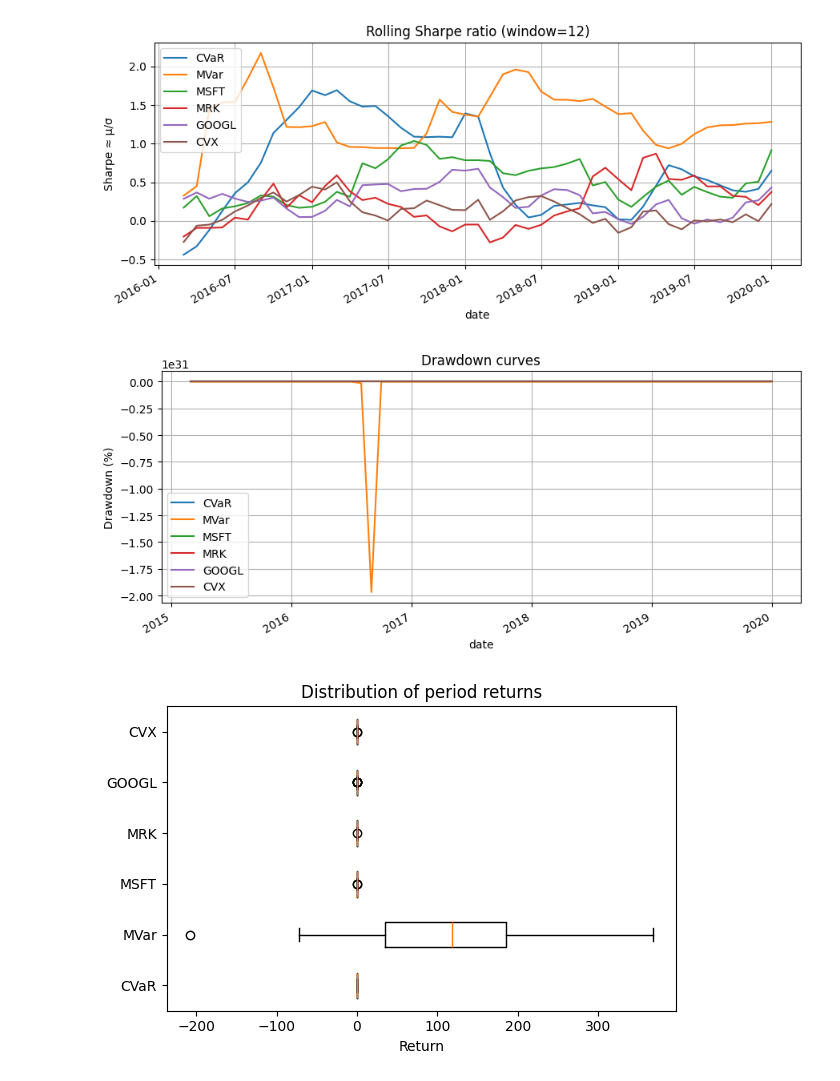
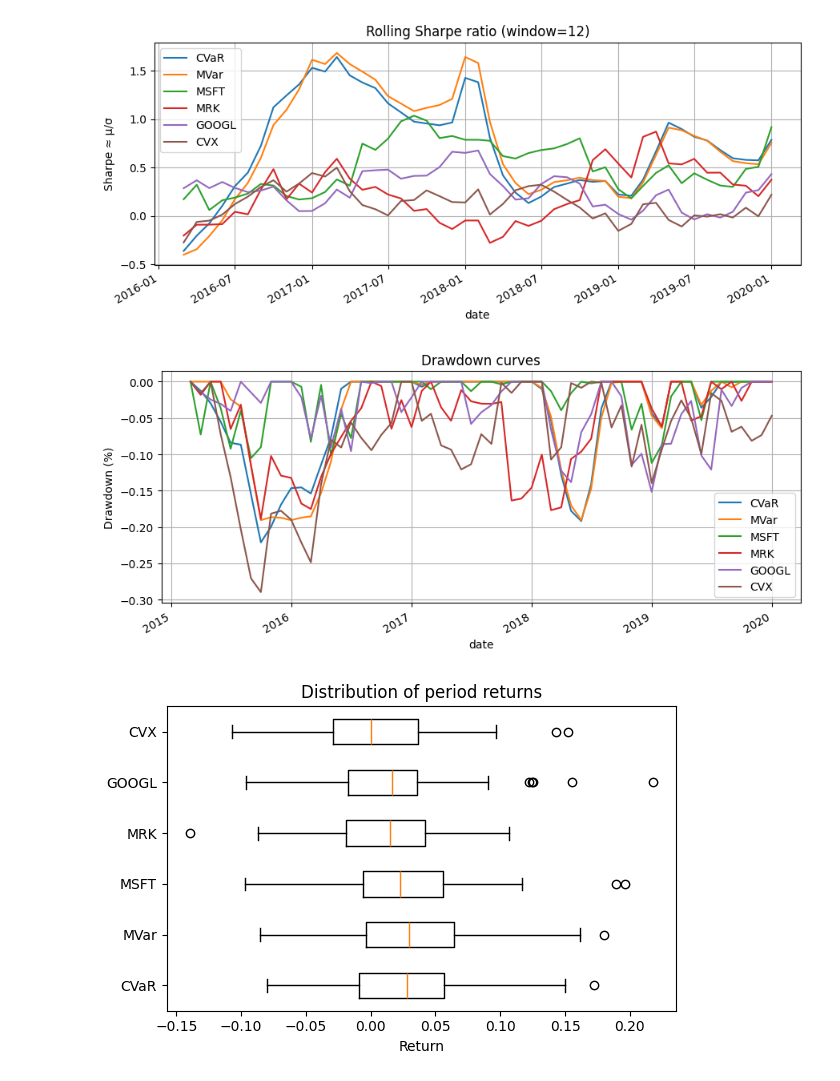
Before and after one commit to eldaduzman/numeric-optimization-project, a Jupyter notebook: playground.ipynb, the cells around one changed output. Saved outputs shown, nothing was run; the diff lists cells and outputs as text; code cells hidden in the pictures.

Commit message:
fix optimizer call

```diff
--- a/playground.ipynb
+++ b/playground.ipynb
@@ -239,9 +239,6 @@ BASELINES = ["MSFT", "MRK", "GOOGL", "CVX"]
 def walk_forward(
     prices: pd.DataFrame,
     optimiser: Callable[..., dict],
-    beta: float = 0.95,
-    target_ret: float | None = None,
-    short_cap: float | None = 0,
     init_cash: float = 100.0,
     freq: str = "M",
     label: str = "strategy",
@@ -258,7 +255,7 @@ def walk_forward(
         if R.empty:
             continue
 
-        res = optimiser(R, beta, target_ret, short_cap)
+        res = optimiser(R)
         w = res["weights"]
 
         # hold during next period
@@ -312,10 +309,8 @@ def _run_cli() -> None:
     # -- strategy runs --
     equity_cvar, w_cvar = walk_forward(
         prices,
-        optimise_cvar,
-        BETA,
-        TARGET_RETURN,
-        SHORT_CAP,
+        lambda R: optimise_cvar(R, BETA, TARGET_RETURN, SHORT_CAP),
+
         INITIAL_CASH,
         FREQ,
         label="CVaR",
@@ -323,10 +318,7 @@ def _run_cli() -> None:
 
     equity_mv, w_mv = walk_forward(
         prices,
-        optimize_mean_variance,
-        BETA,
-        TARGET_RETURN,
-        SHORT_CAP,
+        lambda R: optimize_mean_variance(R, TARGET_RETURN, SHORT_CAP),
         INITIAL_CASH,
         FREQ,
         label="MVar",
@@ -461,3 +453,3 @@ XOM     -943.096474
-[figure, old version]
+[figure, new version]
-[figure, old version]
+[figure, new version]
-[figure, old version]
+[figure, new version]
```
Also changed, not shown: parts of 1 cell of this notebook, 1 other file.
